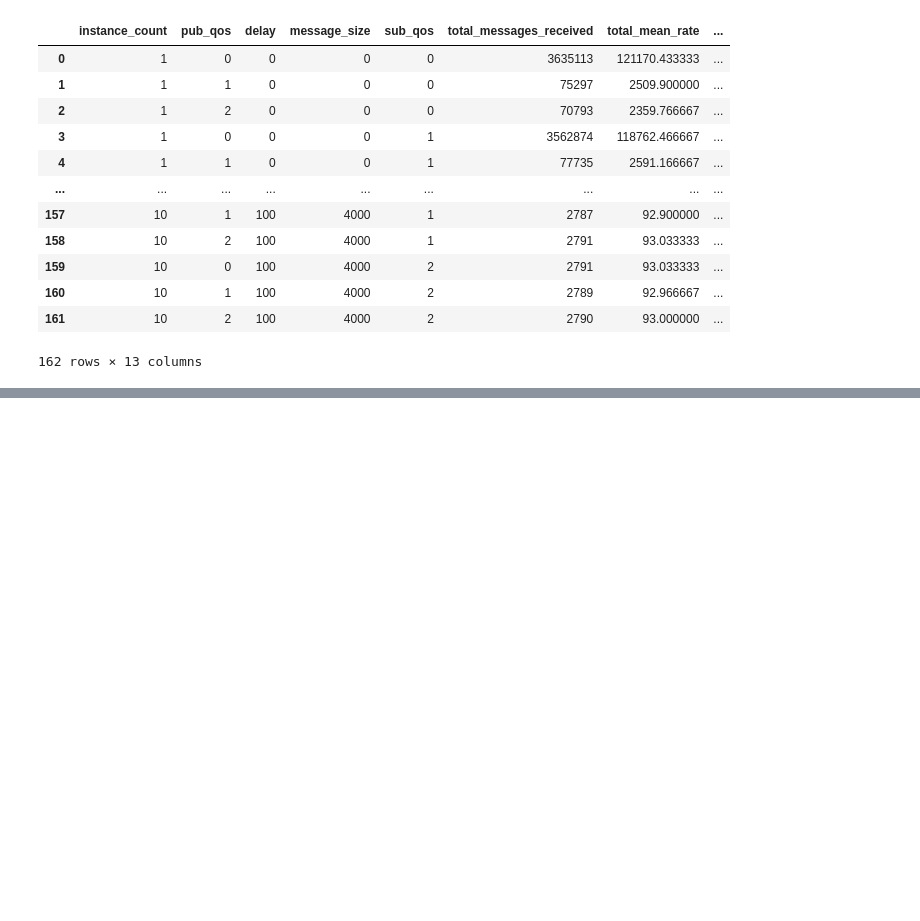
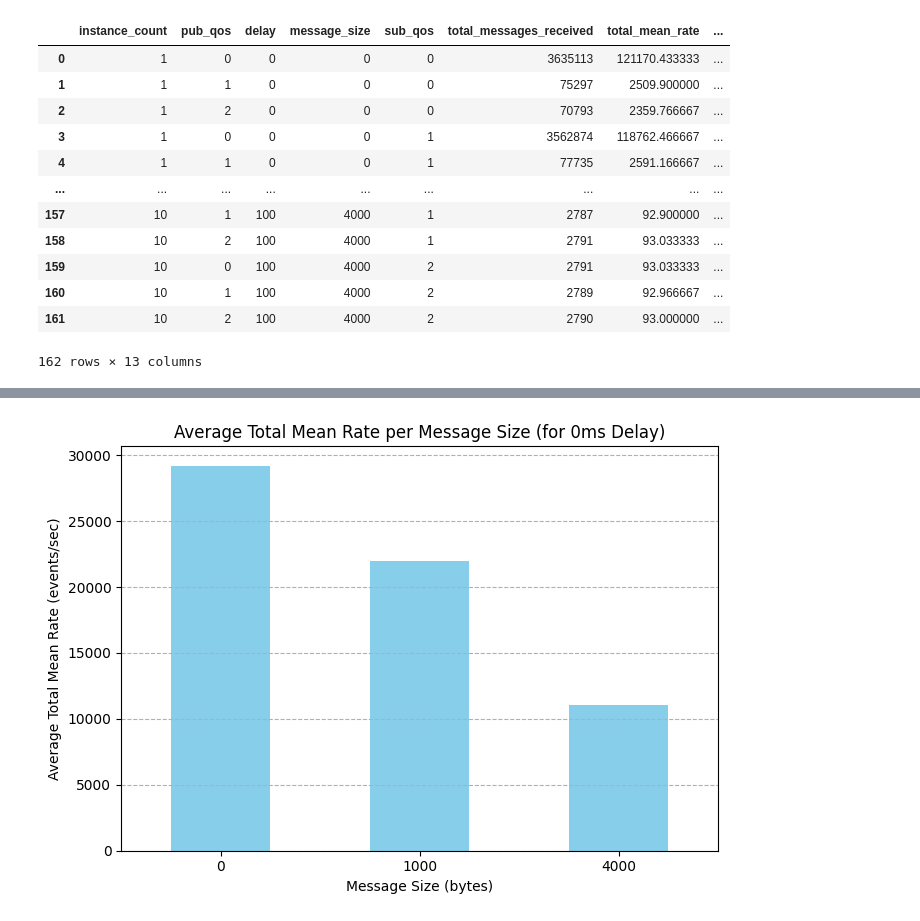
Before and after one commit to thanhnguyen123-dev/MQTT-Model, a Jupyter notebook: data_analysis.ipynb, the cells around one changed output, grey strips where cells are left out. Saved outputs shown, nothing was run; the diff lists cells and outputs as text; code cells hidden in the pictures; blank space fills up the shorter version.

```diff
--- a/data_analysis.ipynb
+++ b/data_analysis.ipynb
@@ -45,0 +102,28 @@ sns.set_theme(styles="whitegrid")
+# %%
+if 'df' in locals() and df is not None:
+    # 1Filter for delay = 0ms
+    df_delay0 = df[df['delay'] == 0].copy()
+
+    if not df_delay0.empty:
+        # Group by 'message_size' and calculate the mean of 'total_mean_rate'
+        avg_total_mean_rate_per_msg_size_delay0 = df_delay0.groupby('message_size')['total_mean_rate'].mean()
+
+        if not avg_total_mean_rate_per_msg_size_delay0.empty:
+            plt.figure(figsize=FIG_SIZE)
+            avg_total_mean_rate_per_msg_size_delay0.plot(kind='bar', color='skyblue')
+
+            plt.title('Average Total Mean Rate per Message Size (for 0ms Delay)')
+            plt.xlabel('Message Size (bytes)')
+            plt.ylabel('Average Total Mean Rate (events/sec)')
+            plt.xticks(rotation=0)
+            plt.grid(axis='y', linestyle='--')
+            plt.tight_layout()
+            plt.show()
+        else:
+            print("No data available to plot after grouping by 'message_size' for 0ms delay.")
+    else:
+        print("No data found for 0ms delay in the DataFrame.")
+else:
+    print("DataFrame 'df' not found or is None. Please ensure it is loaded in a previous cell.")
+# %% [output]
+[figure, added]
```
Also changed, not shown: parts of 11 cells of this notebook, 4 other files.
